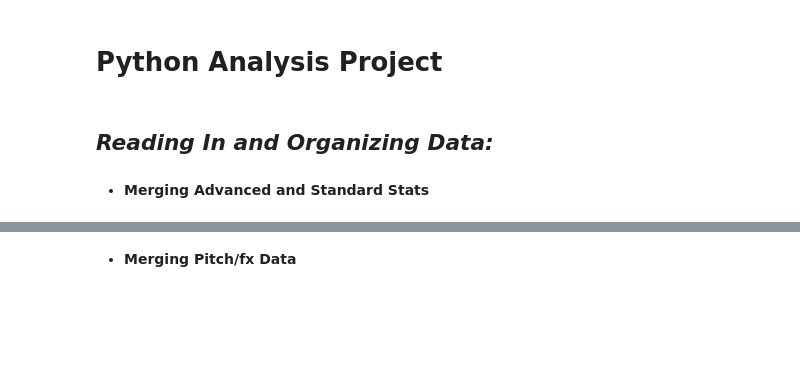
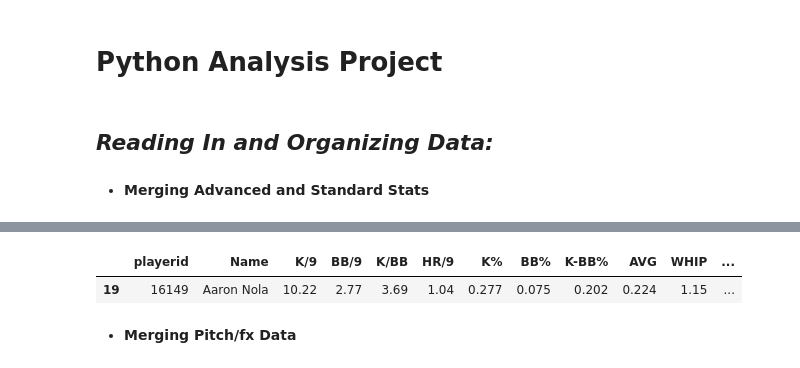
Before and after one commit to Rob-Lando/on-the-bump, a Jupyter notebook: Pitching_Analysis.ipynb, the cells around one changed output, grey strips where cells are left out. Drawn from its saved outputs; the diff is of its cells as text; code cells hidden in the pictures; blank space fills up the shorter version.

```diff
--- a/Pitching_Analysis.ipynb
+++ b/Pitching_Analysis.ipynb
@@ -49,3 +49,8 @@ std_adv.head()
+# %%
+std_adv.loc[std_adv.Name == 'Aaron Nola']
+# %% [output]
+|  | playerid | Name | K/9 | BB/9 | K/BB | HR/9 | K% | BB% | K-BB% | AVG | WHIP | ... |
+| 19 | 16149 | Aaron Nola | 10.22 | 2.77 | 3.69 | 1.04 | 0.277 | 0.075 | 0.202 | 0.224 | 1.15 | ... |
 # %% [markdown]
 - **Merging Pitch/fx Data**
 # %%
```
Also changed, not shown: parts of 18 cells of this notebook.
